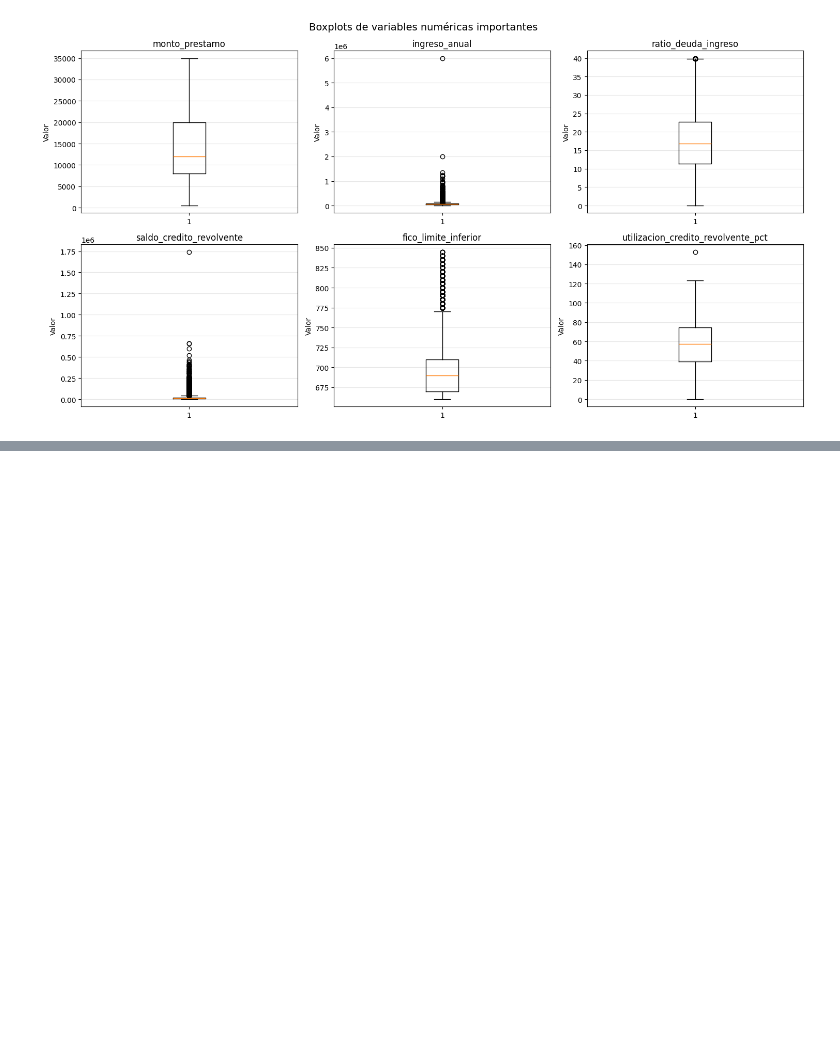
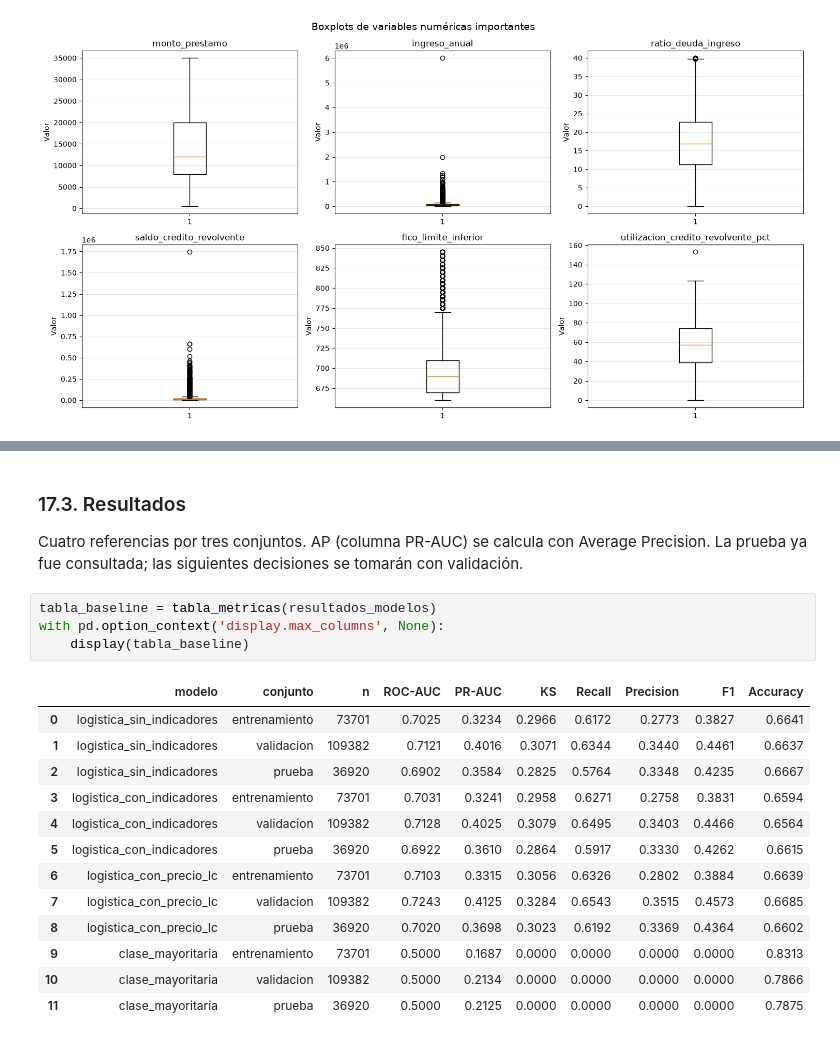
Before and after one commit to Josu31506/Proyecto-ML-Grupo8, a Jupyter notebook: notebooks/01_exploracion_inicial.ipynb, the cells around one changed output, grey strips where cells are left out. Drawn from its saved outputs; the diff is of its cells as text; blank space fills up the shorter version.

```diff
--- a/notebooks/01_exploracion_inicial.ipynb
+++ b/notebooks/01_exploracion_inicial.ipynb
@@ -1700,0 +1692,22 @@ display(X_entrenamiento_modelo.head())
+# %% [markdown]
+### 17.3. Resultados
+
+Cuatro referencias por tres conjuntos. AP (columna PR-AUC) se calcula con Average Precision. La prueba ya fue consultada; las siguientes decisiones se tomarán con validación.
+# %%
+tabla_baseline = tabla_metricas(resultados_modelos)
+with pd.option_context('display.max_columns', None):
+    display(tabla_baseline)
+# %% [output]
+|  | modelo | conjunto | n | ROC-AUC | PR-AUC | KS | Recall | Precision | F1 | Accuracy |
+| 0 | logistica_sin_indicadores | entrenamiento | 73701 | 0.7025 | 0.3234 | 0.2966 | 0.6172 | 0.2773 | 0.3827 | 0.6641 |
+| 1 | logistica_sin_indicadores | validacion | 109382 | 0.7121 | 0.4016 | 0.3071 | 0.6344 | 0.3440 | 0.4461 | 0.6637 |
+| 2 | logistica_sin_indicadores | prueba | 36920 | 0.6902 | 0.3584 | 0.2825 | 0.5764 | 0.3348 | 0.4235 | 0.6667 |
+| 3 | logistica_con_indicadores | entrenamiento | 73701 | 0.7031 | 0.3241 | 0.2958 | 0.6271 | 0.2758 | 0.3831 | 0.6594 |
+| 4 | logistica_con_indicadores | validacion | 109382 | 0.7128 | 0.4025 | 0.3079 | 0.6495 | 0.3403 | 0.4466 | 0.6564 |
+| 5 | logistica_con_indicadores | prueba | 36920 | 0.6922 | 0.3610 | 0.2864 | 0.5917 | 0.3330 | 0.4262 | 0.6615 |
+| 6 | logistica_con_precio_lc | entrenamiento | 73701 | 0.7103 | 0.3315 | 0.3056 | 0.6326 | 0.2802 | 0.3884 | 0.6639 |
+| 7 | logistica_con_precio_lc | validacion | 109382 | 0.7243 | 0.4125 | 0.3284 | 0.6543 | 0.3515 | 0.4573 | 0.6685 |
+| 8 | logistica_con_precio_lc | prueba | 36920 | 0.7020 | 0.3698 | 0.3023 | 0.6192 | 0.3369 | 0.4364 | 0.6602 |
+| 9 | clase_mayoritaria | entrenamiento | 73701 | 0.5000 | 0.1687 | 0.0000 | 0.0000 | 0.0000 | 0.0000 | 0.8313 |
+| 10 | clase_mayoritaria | validacion | 109382 | 0.5000 | 0.2134 | 0.0000 | 0.0000 | 0.0000 | 0.0000 | 0.7866 |
+| 11 | clase_mayoritaria | prueba | 36920 | 0.5000 | 0.2125 | 0.0000 | 0.0000 | 0.0000 | 0.0000 | 0.7875 |
```
Also changed, not shown: parts of 36 cells of this notebook, 30 other files.
